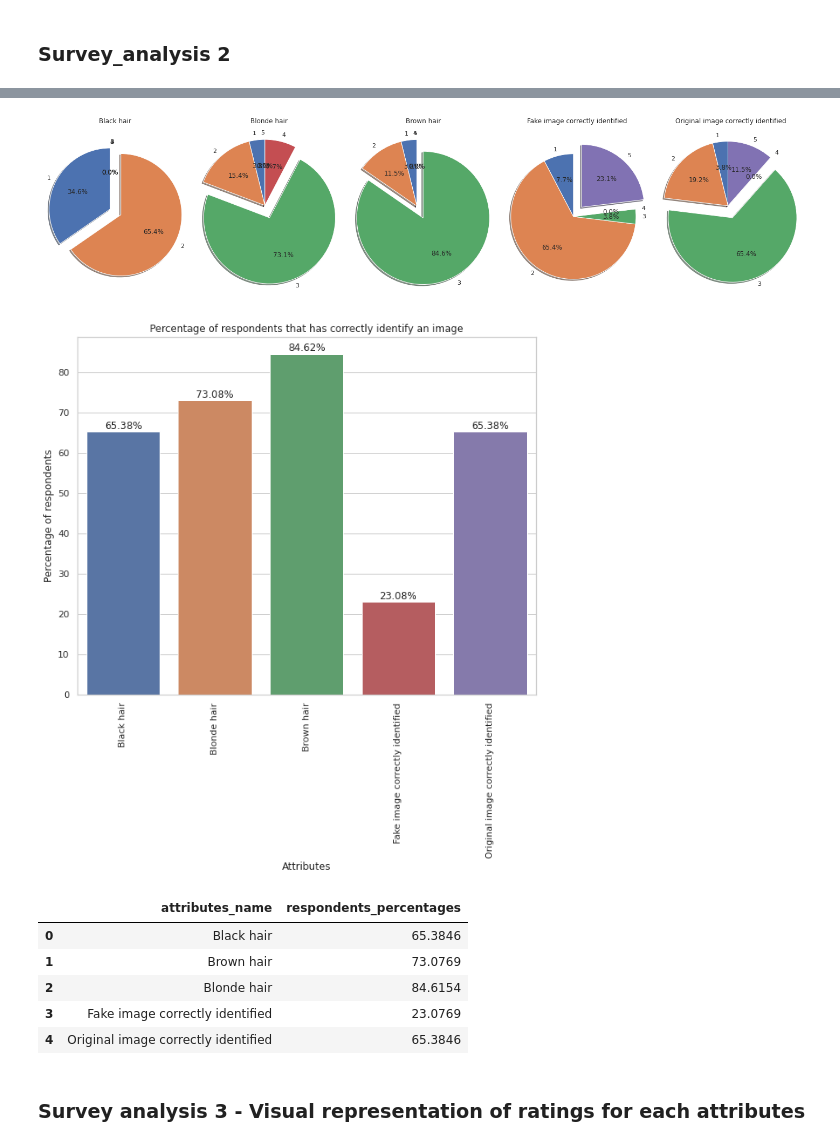
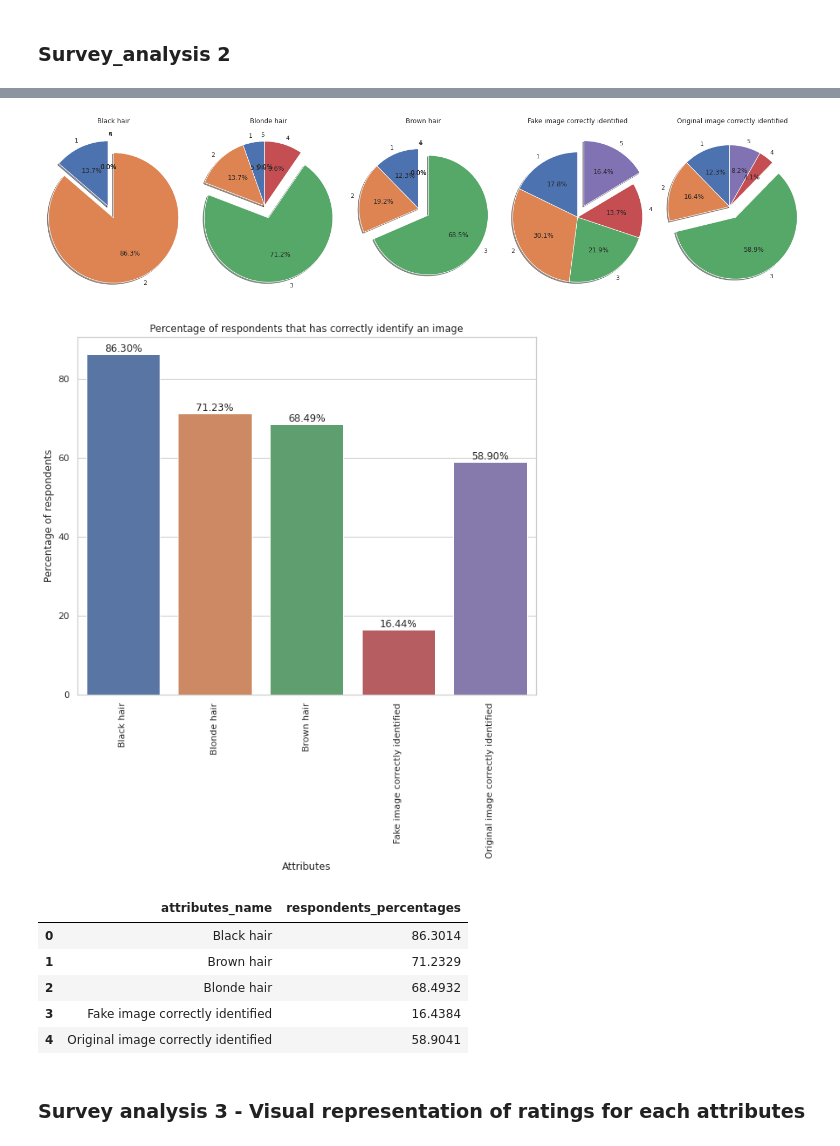
Before and after one commit to abhiyushshrestha/COMP8240_Major_project_Group_A, a Jupyter notebook: stargan-pytorch/notebooks/Evaluation_survey_result_analysis.ipynb, the cells around one changed output, grey strips where cells are left out. Cells and saved outputs as stored; diff of their text form; code cells hidden in the pictures.

Commit message:
Updated analysis for the evaluation result and rename the csv file for bing response

```diff
--- a/stargan-pytorch/notebooks/Evaluation_survey_result_analysis.ipynb
+++ b/stargan-pytorch/notebooks/Evaluation_survey_result_analysis.ipynb
@@ -6,6 +6,15 @@ import seaborn as sns
 import matplotlib.pyplot as plt
 from sklearn.preprocessing import LabelEncoder
 # %%
-survey_data = pd.read_csv("../data/evaluation/Major project evaluation form (YouTube data).csv")
+survey_data_youtube = pd.read_csv("../data/evaluation/Major project evaluation form (YouTube data).csv")
+survey_data_bing = pd.read_csv("../data/evaluation/Major project evaluation form (Bing data).csv")
+survey_data_flickr = pd.read_csv("../data/evaluation/Major project evaluation form (Flickr data).csv")
+# %%
+## to remove the empty space and \n character before and after the text
+for i in range(7,12):
+    survey_data_flickr.iloc[:, i] = survey_data_flickr.iloc[:, i].apply(lambda x: x.strip())
+# %%
+dataframes = [survey_data_youtube, survey_data_bing, survey_data_flickr]
+survey_data = pd.concat(dataframes)
 # %%
 df = survey_data.copy()
@@ -36,7 +42,10 @@ select_df = df.iloc[:, 7:12]
 # %%
+select_df = df.iloc[:, 7:12]
 mapping = {
     "Option 1" : 1,
+    "Option1" : 1,
     "Option 2" : 2,
+    "2" : 2,
     "Option 3" : 3,
     "Option 4" : 4,
     "None of above" : 5,
@@ -87,35 +76,36 @@ def plot_pie():
         labels = list(survey_data.unique())
         labels.sort()
         percentage = survey_data.value_counts(normalize = True).mul(100).round(4).sort_index()
-        percentage = percentage.reindex(list(range(percentage.index.min(),5+1)),fill_value=0)
+#         percentage = percentage.reindex(list(range(percentage.index.min(),5+1)),fill_value=0)
+        percentage = percentage.reindex(list(range(1,5+1)),fill_value=0)
         percentage = list(percentage)
 
         correct_option_location = row['correct_option_position']
         labels = [1,2,3,4,5]
 #         print(labels)
 #         print(percentage)
         sizes = percentage
         explode = np.zeros(len(labels))  # only "explode" the 2nd slice
         explode_location = labels.index(correct_option_location)
         explode[explode_location] = 0.2
         colors = ['Red', 'blue', 'yellow', 'purple', 'orange']
         colors[explode_location] = "green"
 
         respondents_percentage_correct_option.append(percentage[correct_option_location-1])
 #         print(explode)
 
         eval(row['subplots']).pie(sizes, explode=explode, labels=labels, autopct='%1.1f%%',
                 shadow=True, startangle=90)
         eval(row['subplots']).axis('equal')  # Equal aspect ratio ensures that pie is drawn as a circle.
         eval(row['subplots']).title.set_text(row['chart_name'])
 
     plt.tight_layout()
     plt.show()
     fig.savefig("../evaluation/evaluation_survey_results_analysis/pie_chart.png")
     return respondents_percentage_correct_option
 respondents_percentage_correct_option = plot_pie()
 # %% [output]
-[figure, old version]
+[figure, new version]
 # %%
 labels = ['Black hair', "Blonde hair", "Brown hair", "Fake image correctly identified",
                        "Original image correctly identified"]
@@ -139,7 +129,7 @@ for p, ratings in zip(fig.patches, y):
 plt.show(fig)
 fig.figure.savefig("../evaluation/evaluation_survey_results_analysis/percentage_of_respondents_accurately_identifying_image.png")
 # %% [output]
-[figure, old version]
+[figure, new version]
 # %%
 percentage_accurately_identifying_correct_image_df = pd.DataFrame({
     "attributes_name" : ["Black hair", "Brown hair", "Blonde hair", "Fake image correctly identified",
@@ -151,11 +141,11 @@ percentage_accurately_identifying_correct_image_df = pd.DataFrame({
 percentage_accurately_identifying_correct_image_df
 # %% [output]
 |  | attributes_name | respondents_percentages |
-| 0 | Black hair | 65.3846 |
-| 1 | Brown hair | 73.0769 |
-| 2 | Blonde hair | 84.6154 |
-| 3 | Fake image correctly identified | 23.0769 |
-| 4 | Original image correctly identified | 65.3846 |
+| 0 | Black hair | 86.3014 |
+| 1 | Brown hair | 71.2329 |
+| 2 | Blonde hair | 68.4932 |
+| 3 | Fake image correctly identified | 16.4384 |
+| 4 | Original image correctly identified | 58.9041 |
 # %% [markdown]
 ### Survey analysis 3 - Visual representation of ratings for each attributes
 # %%
```
Also changed, not shown: parts of 11 cells of this notebook, 1 other file.
